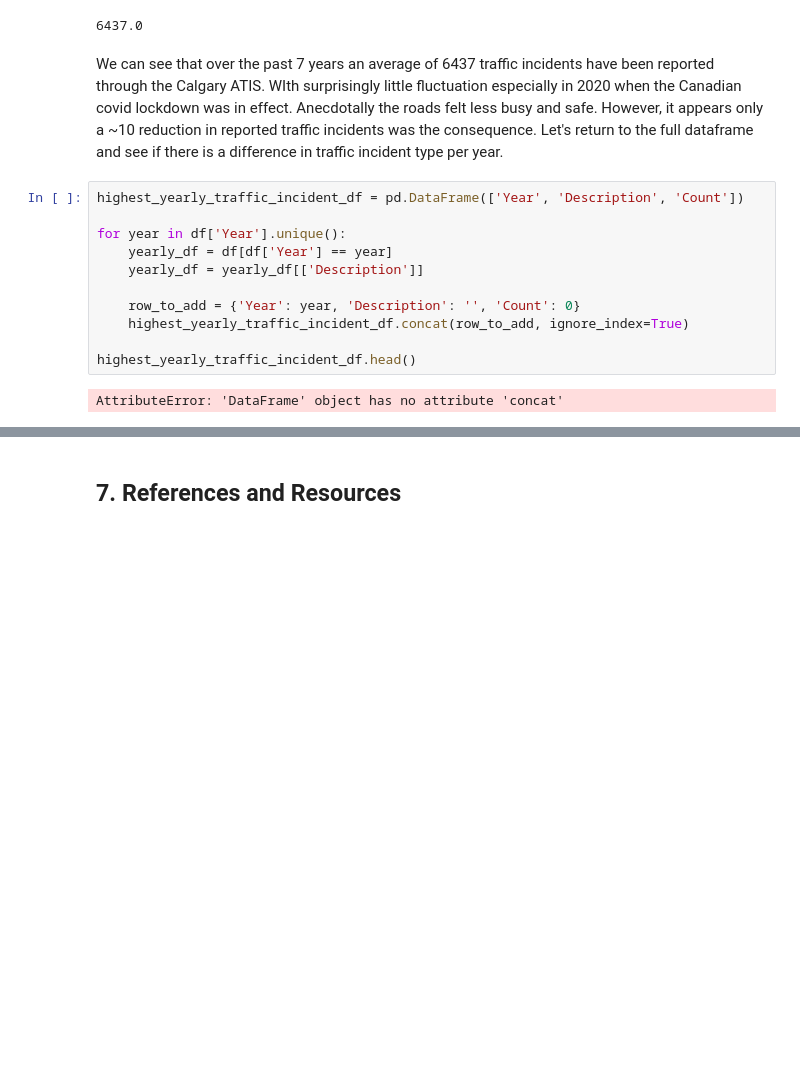
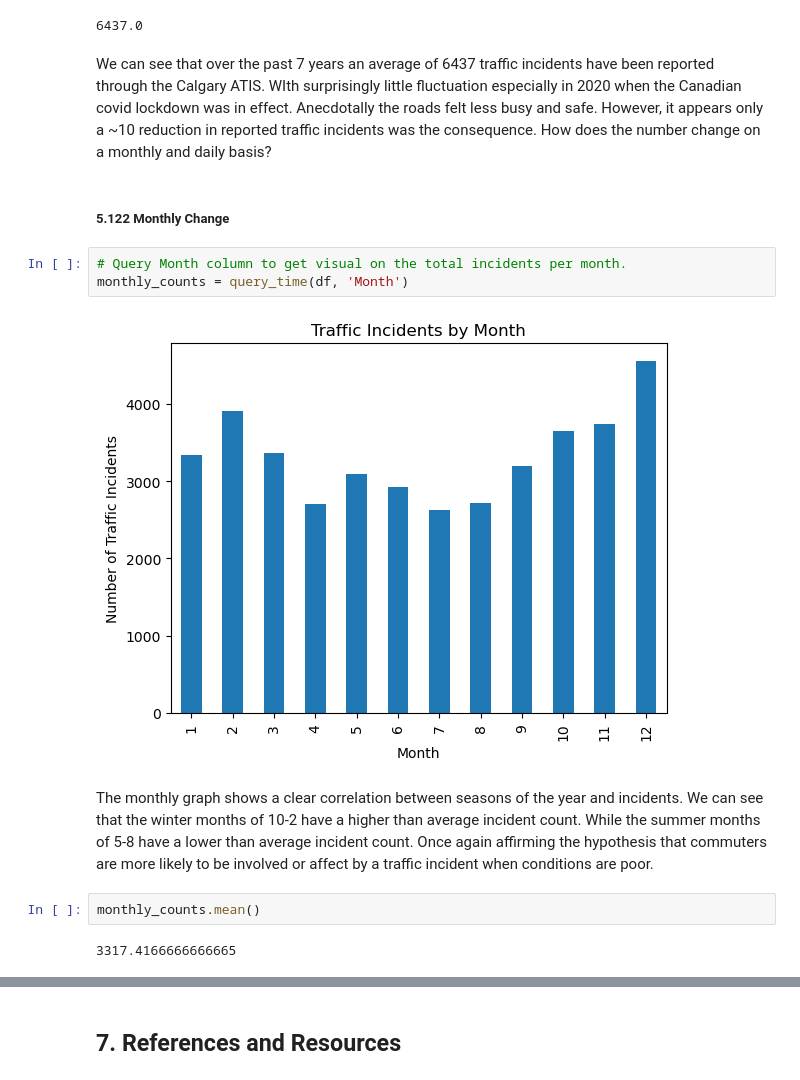
Before and after one commit to Gage-Fleming/City-of-Calgary-Data-Analysis, a Jupyter notebook: midterm.ipynb, the cells around one changed output, grey strips where cells are left out. Drawn from its saved outputs; the diff is of its cells as text; blank space fills up the shorter version.

```diff
--- a/midterm.ipynb
+++ b/midterm.ipynb
@@ -631,17 +644,17 @@ yearly_counts[[2017, 2018, 2020, 2021, 2022]].mean()
 # %% [output]
 6437.0
 # %% [markdown]
-We can see that over the past 7 years an average of 6437 traffic incidents have been reported through the Calgary ATIS. WIth surprisingly little fluctuation especially in 2020 when the Canadian covid lockdown was in effect. Anecdotally the roads felt less busy and safe. However, it appears only a ~10 reduction in reported traffic incidents was the consequence. Let's return to the full dataframe and see if there is a difference in traffic incident type per year.
+We can see that over the past 7 years an average of 6437 traffic incidents have been reported through the Calgary ATIS. WIth surprisingly little fluctuation especially in 2020 when the Canadian covid lockdown was in effect. Anecdotally the roads felt less busy and safe. However, it appears only a ~10 reduction in reported traffic incidents was the consequence. How does the number change on a monthly and daily basis?
-# %%
-highest_yearly_traffic_incident_df = pd.DataFrame(['Year', 'Description', 'Count'])
-
-for year in df['Year'].unique():
-    yearly_df = df[df['Year'] == year]
-    yearly_df = yearly_df[['Description']]
-
-    row_to_add = {'Year': year, 'Description': '', 'Count': 0}
-    highest_yearly_traffic_incident_df.concat(row_to_add, ignore_index=True)
-
-highest_yearly_traffic_incident_df.head()
-# %% [output]
-AttributeError: 'DataFrame' object has no attribute 'concat'
+# %% [markdown]
+##### 5.122 Monthly Change
+# %%
+# Query Month column to get visual on the total incidents per month.
+monthly_counts = query_time(df, 'Month')
+# %% [output]
+[figure, added]
+# %% [markdown]
+The monthly graph shows a clear correlation between seasons of the year and incidents. We can see that the winter months of 10-2 have a higher than average incident count. While the summer months of 5-8 have a lower than average incident count. Once again affirming the hypothesis that commuters are more likely to be involved or affect by a traffic incident when conditions are poor.
+# %%
+monthly_counts.mean()
+# %% [output]
+3317.4166666666665
```
Also changed, not shown: parts of 25 cells of this notebook.
